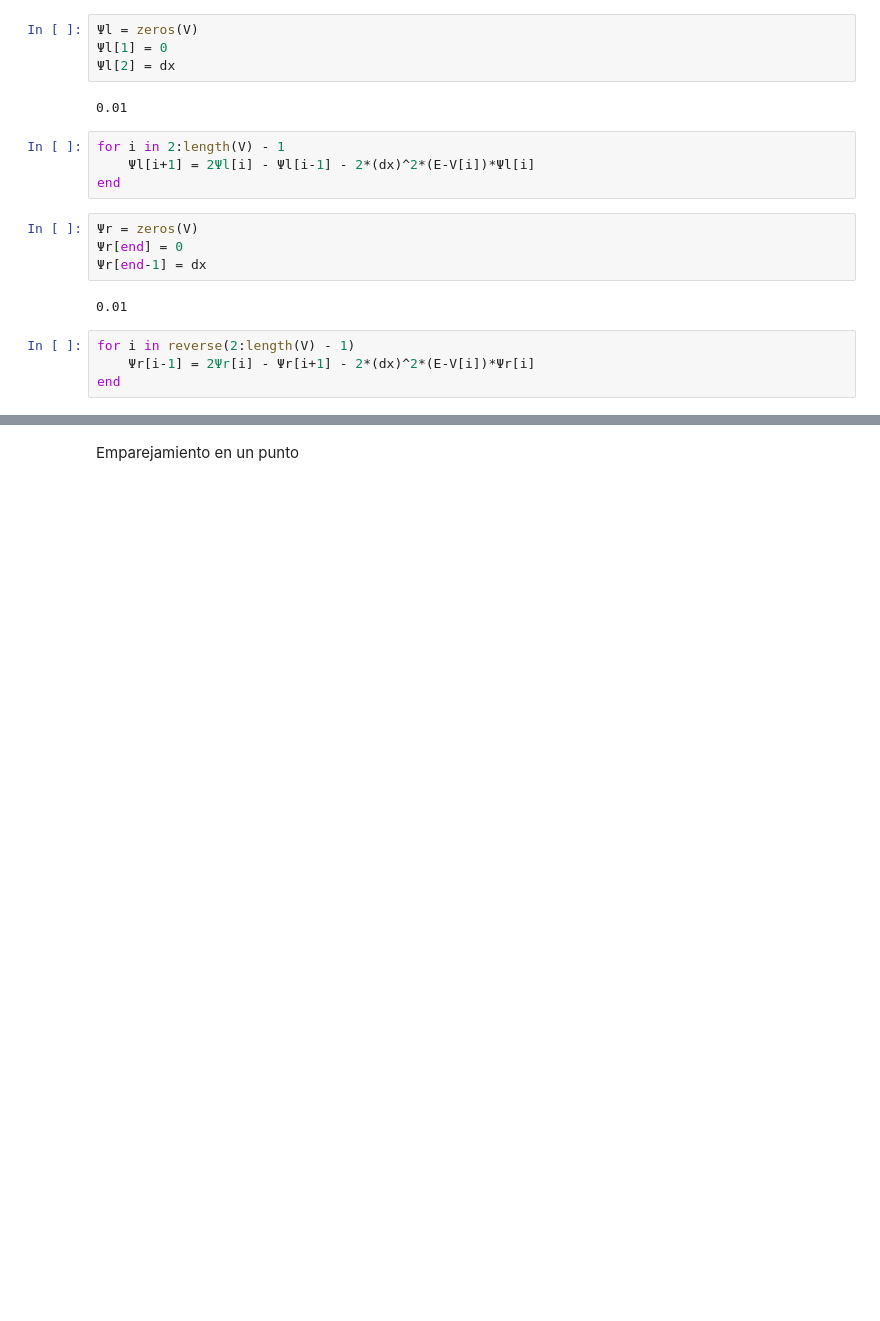
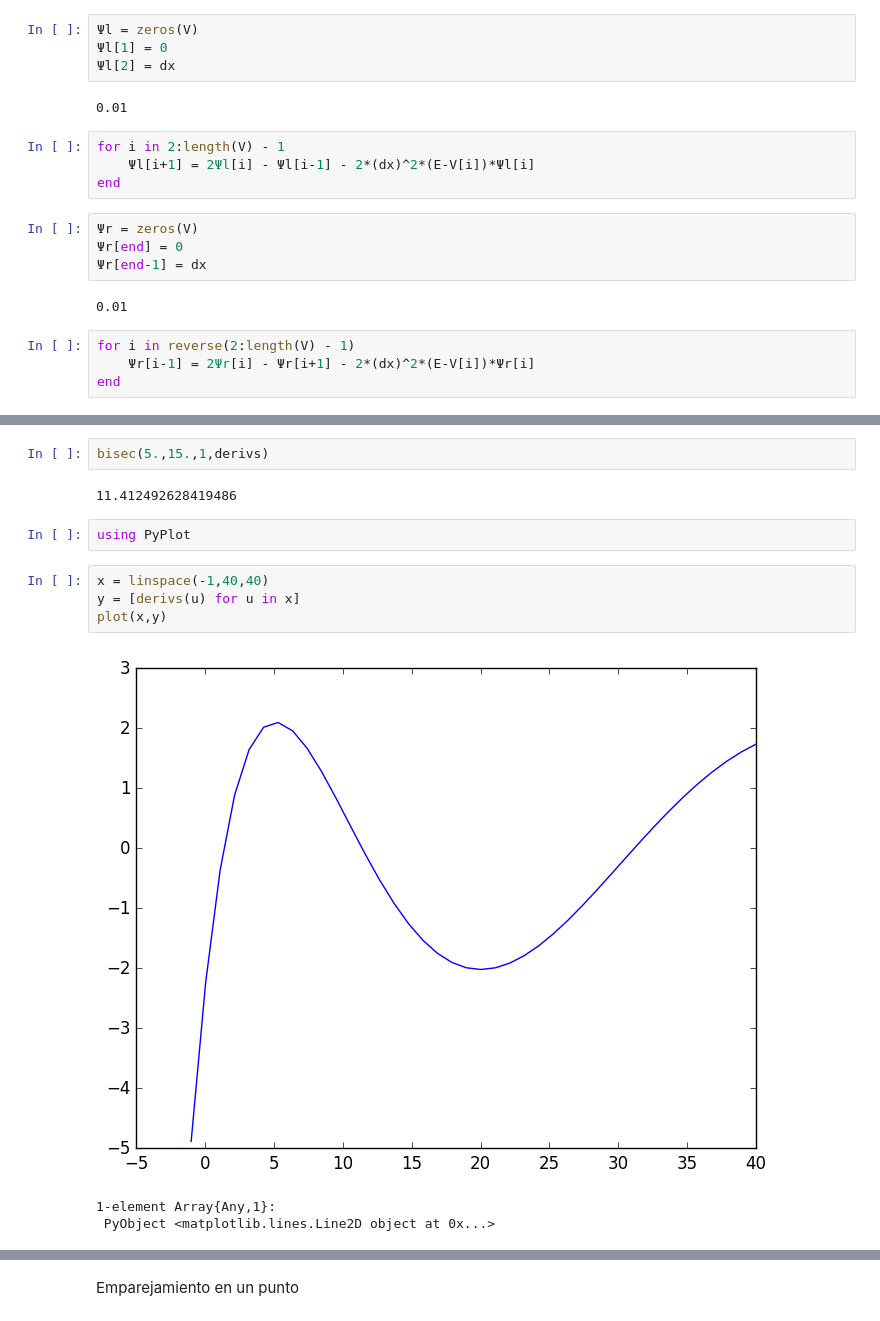
Before and after one commit to davidamaro/finalcompu, a Jupyter notebook: trabajo.ipynb, the cells around one changed output, grey strips where cells are left out. Drawn from its saved outputs; the diff is of its cells as text; blank space fills up the shorter version.

```diff
--- a/trabajo.ipynb
+++ b/trabajo.ipynb
@@ -200,0 +203,14 @@ end
+# %%
+bisec(5.,15.,1,derivs)
+# %% [output]
+11.412492628419486
+# %%
+using PyPlot
+# %%
+x = linspace(-1,40,40)
+y = [derivs(u) for u in x]
+plot(x,y)
+# %% [output]
+[figure, added]
+1-element Array{Any,1}:
+ PyObject <matplotlib.lines.Line2D object at 0x...>
```
Also changed, not shown: parts of 42 cells of this notebook.
